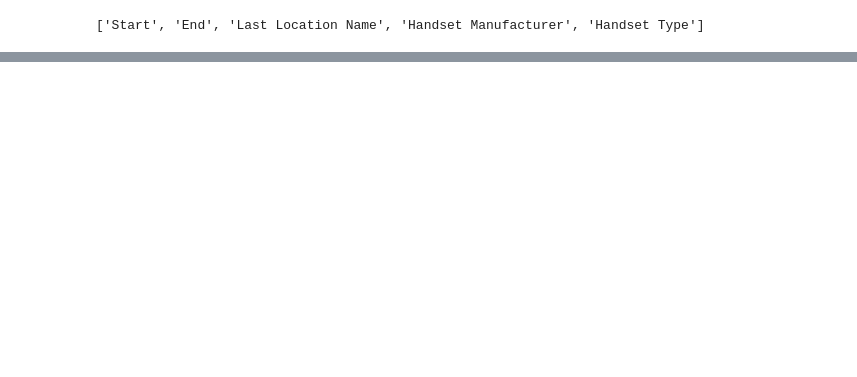
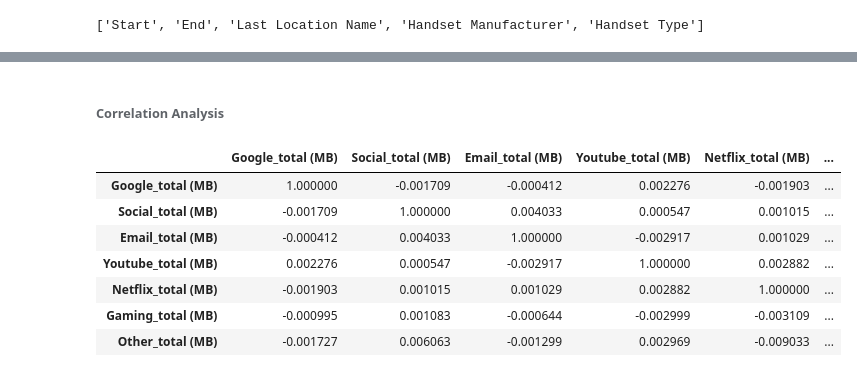
Before and after one commit to Victorolufemi/Tellco_Analysis, a Jupyter notebook: notebook/Task 1.ipynb, the cells around one changed output, grey strips where cells are left out. Saved outputs shown, nothing was run; the diff lists cells and outputs as text; code cells hidden in the pictures; blank space fills up the shorter version.

```diff
--- a/notebook/Task 1.ipynb
+++ b/notebook/Task 1.ipynb
@@ -63,0 +213,4 @@ aggregation
+# %%
+outliers = ['Avg RTT DL (ms)', 'Avg RTT UL (ms)','TCP DL Retrans. Vol (MB)','TCP UL Retrans. Vol (MB)','Avg Bearer TP DL (kbps)','Avg Bearer TP UL (kbps)']
+# %%
+data = eda.fix_outlier(data, outliers)
@@ -63,0 +219,15 @@ aggregation
+# %%
+df = pd.DataFrame()
+df['Dur. (s)'] = data['Dur. (ms)']/1000
+df['Total UL (MB)'] = data['Total UL (MB)']
+df['Total DL (MB)'] = data['Total DL (MB)']
+df['Google_total (MB)'] = data['Google DL (MB)'] + data['Google UL (MB)']
+df['Social_total (MB)'] = data['Social Media DL (MB)'] + data['Social Media UL (MB)']
+df['Email_total (MB)'] = data['Email DL (MB)'] + data['Email UL (MB)']
+df['Youtube_total (MB)'] = data['Youtube DL (MB)'] + data['Youtube UL (MB)']
+df['Netflix_total (MB)'] = data['Netflix DL (MB)'] + data['Netflix UL (MB)']
+df['Gaming_total (MB)'] = data['Gaming DL (MB)'] + data['Gaming UL (MB)']
+df['Other_total (MB)'] = data['Other DL (MB)'] + data['Other UL (MB)']
+df['Total_data (MB)'] = data['Total_Data_Volume(MB)']
+df['MSISDN/Number'] = data['MSISDN/Number']
+df.head()
@@ -63,0 +362,17 @@ aggregation
+# %% [markdown]
+###### 	Correlation Analysis
+# %%
+relevant_app = ['Google_total (MB)',
+       'Social_total (MB)', 'Email_total (MB)', 'Youtube_total (MB)',
+       'Netflix_total (MB)', 'Gaming_total (MB)', 'Other_total (MB)']
+# %%
+eda.corr(df, relevant_app)
+# %% [output]
+|  | Google_total (MB) | Social_total (MB) | Email_total (MB) | Youtube_total (MB) | Netflix_total (MB) | ... |
+| Google_total (MB) | 1.000000 | -0.001709 | -0.000412 | 0.002276 | -0.001903 | ... |
+| Social_total (MB) | -0.001709 | 1.000000 | 0.004033 | 0.000547 | 0.001015 | ... |
+| Email_total (MB) | -0.000412 | 0.004033 | 1.000000 | -0.002917 | 0.001029 | ... |
+| Youtube_total (MB) | 0.002276 | 0.000547 | -0.002917 | 1.000000 | 0.002882 | ... |
+| Netflix_total (MB) | -0.001903 | 0.001015 | 0.001029 | 0.002882 | 1.000000 | ... |
+| Gaming_total (MB) | -0.000995 | 0.001083 | -0.000644 | -0.002999 | -0.003109 | ... |
+| Other_total (MB) | -0.001727 | 0.006063 | -0.001299 | 0.002969 | -0.009033 | ... |
```
Also changed, not shown: parts of 48 cells of this notebook, 1 other file.
